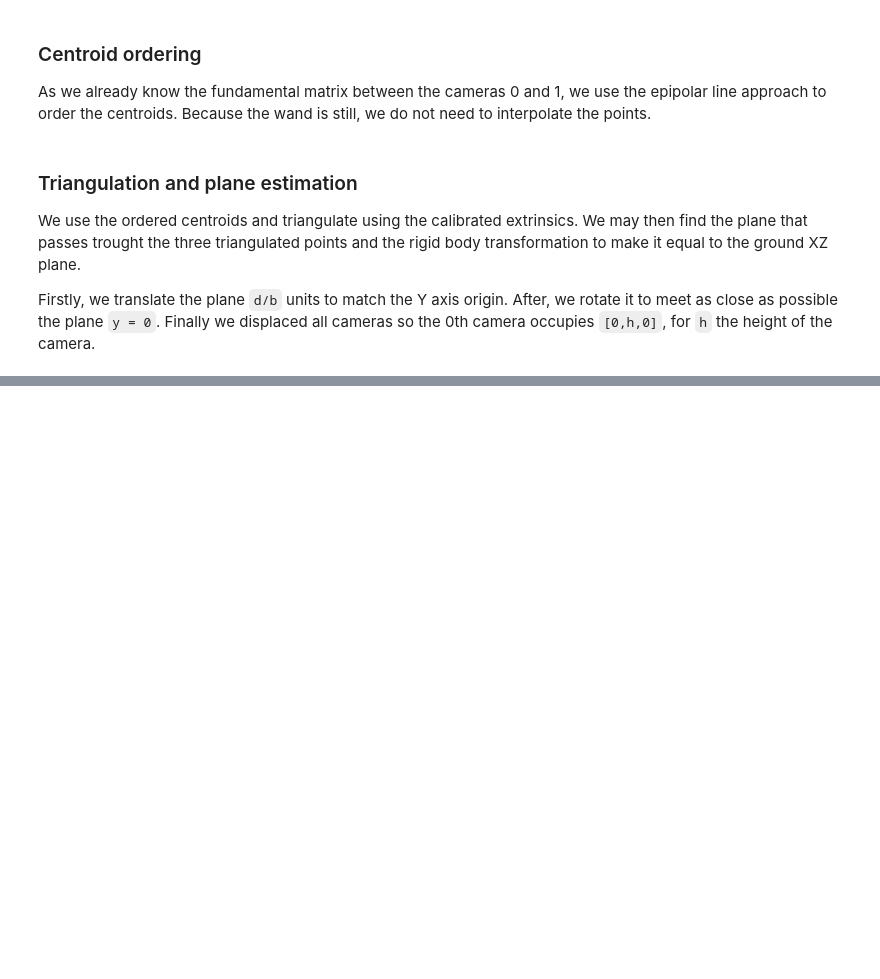
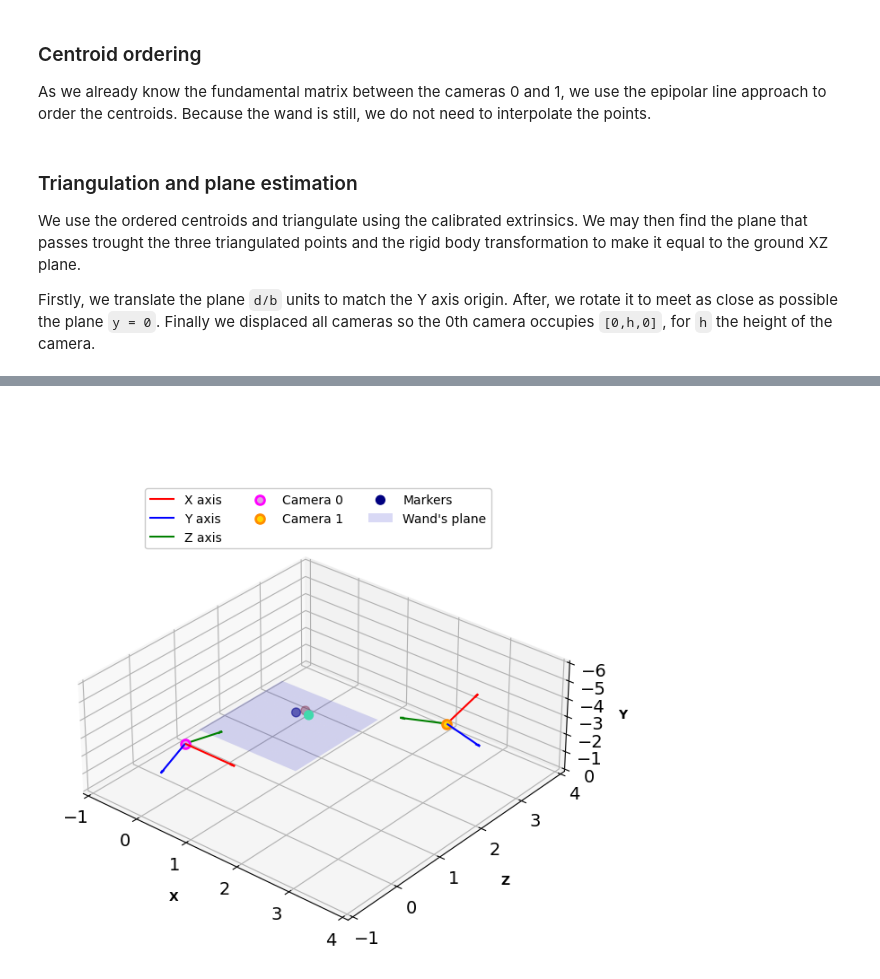
Before and after one commit to debOliveira/MoCapRasp, a Jupyter notebook: central/debugOnline.ipynb, the cells around one changed output, grey strips where cells are left out. Drawn from its saved outputs; the diff is of its cells as text; code cells hidden in the pictures; blank space fills up the shorter version.

```diff
--- a/central/debugOnline.ipynb
+++ b/central/debugOnline.ipynb
@@ -912,0 +824,83 @@ def getOrderPerEpiline(coord1,coord2,nMarkers,verbose = 0):
+# %%
+# setting 3D plot variables
+fig = plt.figure(figsize=(8, 8),dpi=100)
+ax = plt.axes(projection='3d')
+ax.set_xlim(-1, 4)
+ax.set_zlim(-6, 0)
+ax.set_ylim(-1, 4)
+ax.set_xlabel('X')
+ax.set_ylabel('Z')
+ax.set_zlabel('Y')
+ax.set_xlabel('X', fontweight='bold',labelpad=15)
+ax.set_ylabel('Z', fontweight='bold',labelpad=15)
+ax.set_zlabel('Y', fontweight='bold',labelpad=5)
+cmhot = plt.get_cmap("jet")
+ax.view_init(elev=30, azim=-50)
+plt.gca().invert_zaxis()
+ax.get_proj = lambda: np.dot(Axes3D.get_proj(ax), np.diag([1., 1., .5, 1.]))
+colours = [['fuchsia','plum'],['darkorange','gold'],['limegreen','greenyellow'],['blue','lightsteelblue']]
+
+# plot each camera translated and rotated to meet the ground plane
+for j in range(nCameras):
+    o = np.matmul(projMat[j],[[0.],[0],[0.],[1]]).ravel()
+    o+= [0,+d/b,0,0]
+    o = np.matmul(P_plane,o).ravel()
+    o+= [0,0,-zDisplacement,0]
+    x,y,z= np.array([1, 0, 0, 0]), np.array([0, 1, 0, 0]),np.array([0, 0, 1, 0])
+    x,y,z = np.matmul(projMat[j],x),np.matmul(projMat[j],y),np.matmul(projMat[j],z)
+    x,y,z = np.matmul(P_plane,x),np.matmul(P_plane,y),np.matmul(P_plane,z)
+    ax.quiver(o[0], o[2], o[1], x[0], x[2], x[1], arrow_length_ratio=0.1, edgecolors="r", label='X axis')
+    ax.quiver(o[0], o[2], o[1], y[0], y[2], y[1], arrow_length_ratio=0.1, edgecolors="b", label='Y axis')
+    ax.quiver(o[0], o[2], o[1], z[0], z[2], z[1], arrow_length_ratio=0.1, edgecolors="g", label='Z axis')
+    ax.scatter(o[0], o[2], o[1], s=50, edgecolor=colours[j][0], facecolor=colours[j][1], linewidth=2,  label = 'Camera '+str(j))
+
+# plot the 3d points of the first camera
+ax.scatter(points3d[0], points3d[2], points3d[1], s=50, c=points3d[2], cmap=cmhot, label= 'Markers')
+first3Dpoints = points3d.copy()
+correcMat = []
+
+# plot the matching 3d points for the other cameras
+for j in range(1,nCameras-1):
+    # get data
+    pts1,pts2 = dfOrig[j][0:6].reshape(-1,2),dfOrig[j+1][0:6].reshape(-1,2)
+    F = FMatrix[j]
+    R,t,lamb = rotation[j+1],translation[j+1].reshape(-1,3),scale[j+1]
+    P1,P2 = np.hstack((cameraMat[j], [[0.], [0.], [0.]])),np.matmul(cameraMat[j+1], np.hstack((R, t.T)))
+    projPt1,projPt2 = myProjectionPoints(np.array(pts1)),myProjectionPoints(np.array(pts2))
+    # triangulate points
+    points4d = triangulatePoints(P1.astype(float),P2.astype(float),projPt1.astype(float),projPt2.astype(float))
+    points3d = (points4d[:3, :]/points4d[3, :]).T
+    if points3d[0, 2] < 0: points3d = -points3d
+    # displacement
+    points3d = np.hstack((points3d*scale[j+1][0]/100,np.ones((points3d.shape[0],1)))).T
+    points3d = np.matmul(projMat[j],points3d).T
+    points3d+= [0,d/b,0,0]
+    points3d = np.matmul(P_plane,points3d.T).T
+    points3d+= [0,0,-zDisplacement,0]
+    # compute correction amtrix
+    ptA,ptB = np.copy(points3d.T[0:3]),np.copy(first3Dpoints[0:3])
+    R,t = findRandT(ptA,ptB,3)
+    P = np.vstack((np.hstack((R,t.reshape(-1,1))),np.hstack((np.zeros((3)),1))))
+    # save projection matrix
+    correcMat.append(P)
+    # rotate points and plot
+    points3d = np.matmul(P,points3d.T).T
+    points3d = points3d.T
+    ax.scatter(points3d[0], points3d[2], points3d[1], s=50, c=points3d[2], cmap=cmhot, label= 'Markers')
+
+# plot the ground plane
+x,z = np.linspace(-1,1,30),np.linspace(3,5,10)
+X,Z = np.meshgrid(x,z)
+Y=(-newPlane[0]*X -newPlane[2]*Z)/newPlane[1]
+surf = ax.plot_surface(X,Z-zDisplacement,Y,color='b',alpha=.15,label="Wand's plane")
+surf._facecolors2d = surf._facecolor3d
+surf._edgecolors2d = surf._edgecolor3d
+
+# axis setup and plot variables
+handles, labels = plt.gca().get_legend_handles_labels()
+by_label = dict(zip(labels, handles))
+plt.legend(by_label.values(), by_label.keys(),ncol=3,loc ='center',edgecolor='silver', bbox_to_anchor=(0.5, 0.8))
+plt.draw()
+plt.show()
+# %% [output]
+[figure, added]
```
Also changed, not shown: parts of 30 cells of this notebook.
